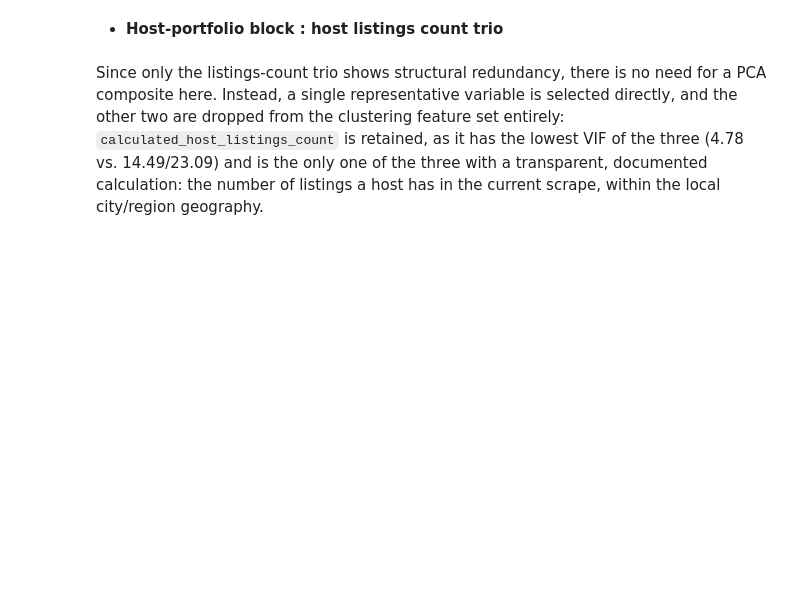
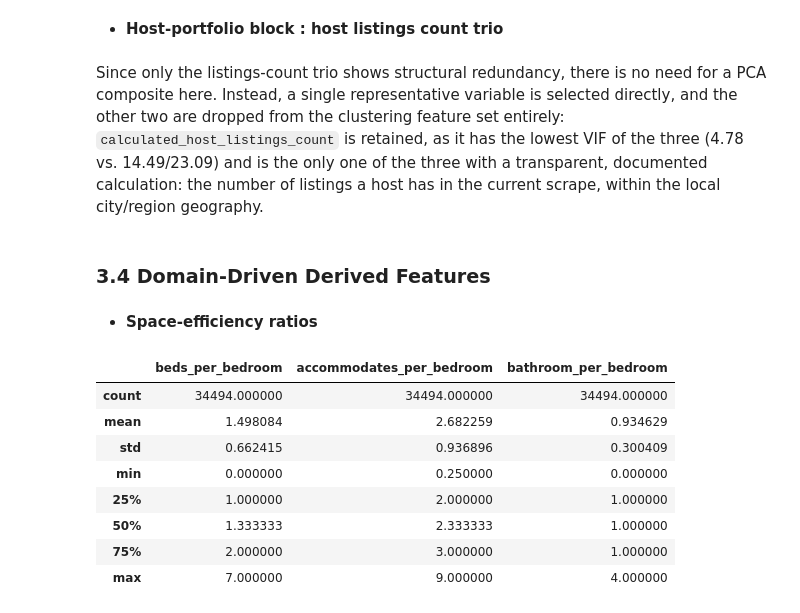
Before and after one commit to pln6/airbnb-market-segmentation-analysis, a Jupyter notebook: notebooks/02_feature_engineering.ipynb, the cells around one changed output. Drawn from its saved outputs; the diff is of its cells as text; code cells hidden in the pictures; blank space fills up the shorter version.

```diff
--- a/notebooks/02_feature_engineering.ipynb
+++ b/notebooks/02_feature_engineering.ipynb
@@ -523,3 +523,31 @@ listings_count_dropped = ['host_listings_count', 'host_total_listings_count']
 listings_clean = listings_clean.drop(columns=listings_count_dropped)
 # %% [markdown]
 Since only the listings-count trio shows structural redundancy, there is no need for a PCA composite here. Instead, a single representative variable is selected directly, and the other two are dropped from the clustering feature set entirely: `calculated_host_listings_count` is retained, as it has the lowest VIF of the three (4.78 vs. 14.49/23.09) and is the only one of the three with a transparent, documented calculation: the number of listings a host has in the current scrape, within the local city/region geography.
+# %% [markdown]
+### 3.4 Domain-Driven Derived Features
+# %% [markdown]
+- **Space-efficiency ratios**
+# %%
+listings_clean['beds_per_bedroom'] = (
+    listings_clean['beds'] / listings_clean['bedrooms_raw'].replace(0, np.nan)
+)
+
+listings_clean['accommodates_per_bedroom'] = (
+    listings_clean['accommodates'] / listings_clean['bedrooms_raw'].replace(0, np.nan)
+)
+
+listings_clean['bathroom_per_bedroom'] = (
+    listings_clean['bathroom_count'] / listings_clean['bedrooms_raw'].replace(0, np.nan)
+)
+
+display(listings_clean[['beds_per_bedroom', 'accommodates_per_bedroom', 'bathroom_per_bedroom']].describe())
+# %% [output]
+|  | beds_per_bedroom | accommodates_per_bedroom | bathroom_per_bedroom |
+| count | 34494.000000 | 34494.000000 | 34494.000000 |
+| mean | 1.498084 | 2.682259 | 0.934629 |
+| std | 0.662415 | 0.936896 | 0.300409 |
+| min | 0.000000 | 0.250000 | 0.000000 |
+| 25% | 1.000000 | 2.000000 | 1.000000 |
+| 50% | 1.333333 | 2.333333 | 1.000000 |
+| 75% | 2.000000 | 3.000000 | 1.000000 |
+| max | 7.000000 | 9.000000 | 4.000000 |
```
Also changed, not shown: parts of 3 cells of this notebook.
